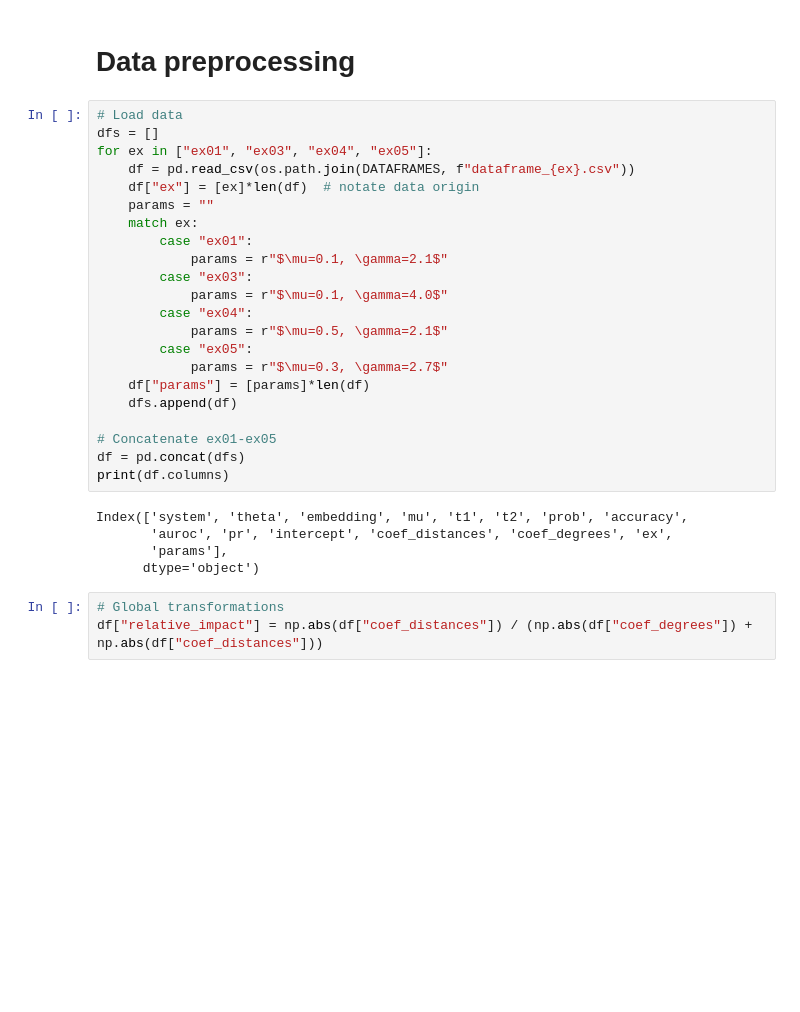
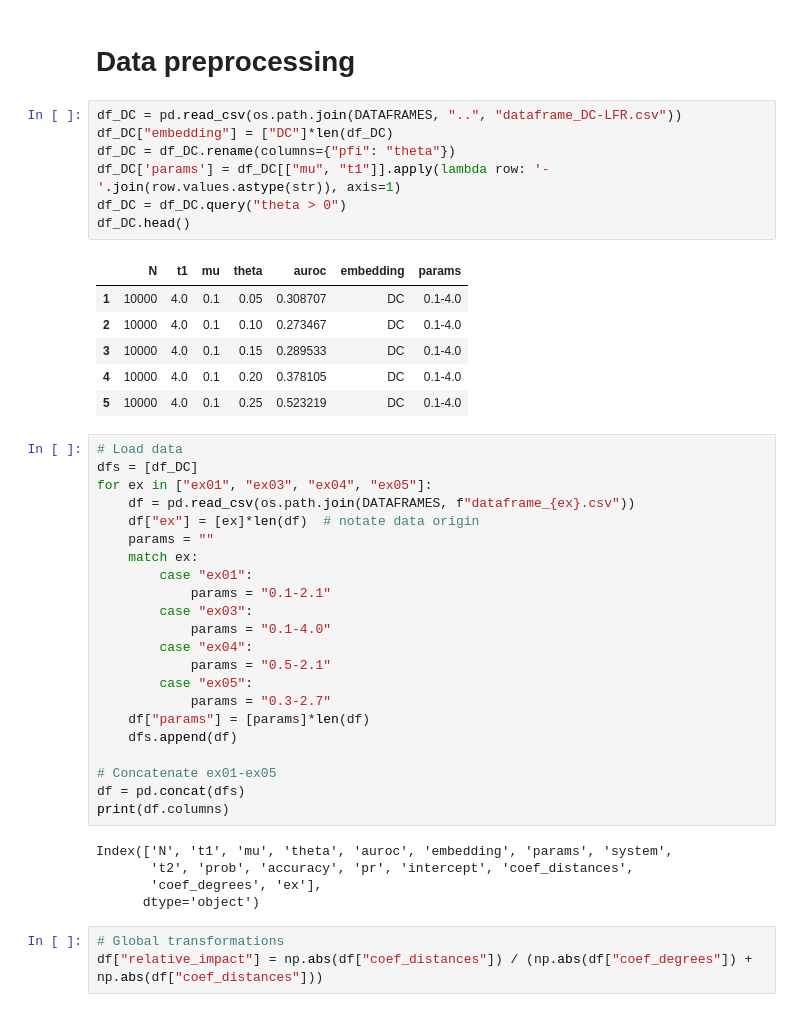
Before and after one commit to kaiser-dan/proj_naive-embedded-reconstruction, a Jupyter notebook: workflow/notebooks/viz/viz_ex01-thru-ex05.ipynb, the cells around one changed output. Drawn from its saved outputs; the diff is of its cells as text; blank space fills up the shorter version.

```diff
--- a/workflow/notebooks/viz/viz_ex01-thru-ex05.ipynb
+++ b/workflow/notebooks/viz/viz_ex01-thru-ex05.ipynb
@@ -13,22 +13,36 @@ DATAFRAMES = os.path.join("..", "..", "..", "results", "dataframes", "LFR_subset
 FIGURES = os.path.join("..", "..", "..", "results", "figures", "")
 # %% [markdown]
 # Data preprocessing
+# %%
+df_DC = pd.read_csv(os.path.join(DATAFRAMES, "..", "dataframe_DC-LFR.csv"))
+df_DC["embedding"] = ["DC"]*len(df_DC)
+df_DC = df_DC.rename(columns={"pfi": "theta"})
+df_DC['params'] = df_DC[["mu", "t1"]].apply(lambda row: '-'.join(row.values.astype(str)), axis=1)
+df_DC = df_DC.query("theta > 0")
+df_DC.head()
+# %% [output]
+|  | N | t1 | mu | theta | auroc | embedding | params |
+| 1 | 10000 | 4.0 | 0.1 | 0.05 | 0.308707 | DC | 0.1-4.0 |
+| 2 | 10000 | 4.0 | 0.1 | 0.10 | 0.273467 | DC | 0.1-4.0 |
+| 3 | 10000 | 4.0 | 0.1 | 0.15 | 0.289533 | DC | 0.1-4.0 |
+| 4 | 10000 | 4.0 | 0.1 | 0.20 | 0.378105 | DC | 0.1-4.0 |
+| 5 | 10000 | 4.0 | 0.1 | 0.25 | 0.523219 | DC | 0.1-4.0 |
 # %%
 # Load data
-dfs = []
+dfs = [df_DC]
 for ex in ["ex01", "ex03", "ex04", "ex05"]:
     df = pd.read_csv(os.path.join(DATAFRAMES, f"dataframe_{ex}.csv"))
     df["ex"] = [ex]*len(df)  # notate data origin
     params = ""
     match ex:
         case "ex01":
-            params = r"$\mu=0.1, \gamma=2.1$"
+            params = "0.1-2.1"
         case "ex03":
-            params = r"$\mu=0.1, \gamma=4.0$"
+            params = "0.1-4.0"
         case "ex04":
-            params = r"$\mu=0.5, \gamma=2.1$"
+            params = "0.5-2.1"
         case "ex05":
-            params = r"$\mu=0.3, \gamma=2.7$"
+            params = "0.3-2.7"
     df["params"] = [params]*len(df)
     dfs.append(df)
 
@@ -36,9 +50,9 @@ for ex in ["ex01", "ex03", "ex04", "ex05"]:
 df = pd.concat(dfs)
 print(df.columns)
 # %% [output]
-Index(['system', 'theta', 'embedding', 'mu', 't1', 't2', 'prob', 'accuracy',
-       'auroc', 'pr', 'intercept', 'coef_distances', 'coef_degrees', 'ex',
-       'params'],
+Index(['N', 't1', 'mu', 'theta', 'auroc', 'embedding', 'params', 'system',
+       't2', 'prob', 'accuracy', 'pr', 'intercept', 'coef_distances',
+       'coef_degrees', 'ex'],
       dtype='object')
 # %%
 # Global transformations
```
Also changed, not shown: parts of 3 cells of this notebook, 39 other files.
